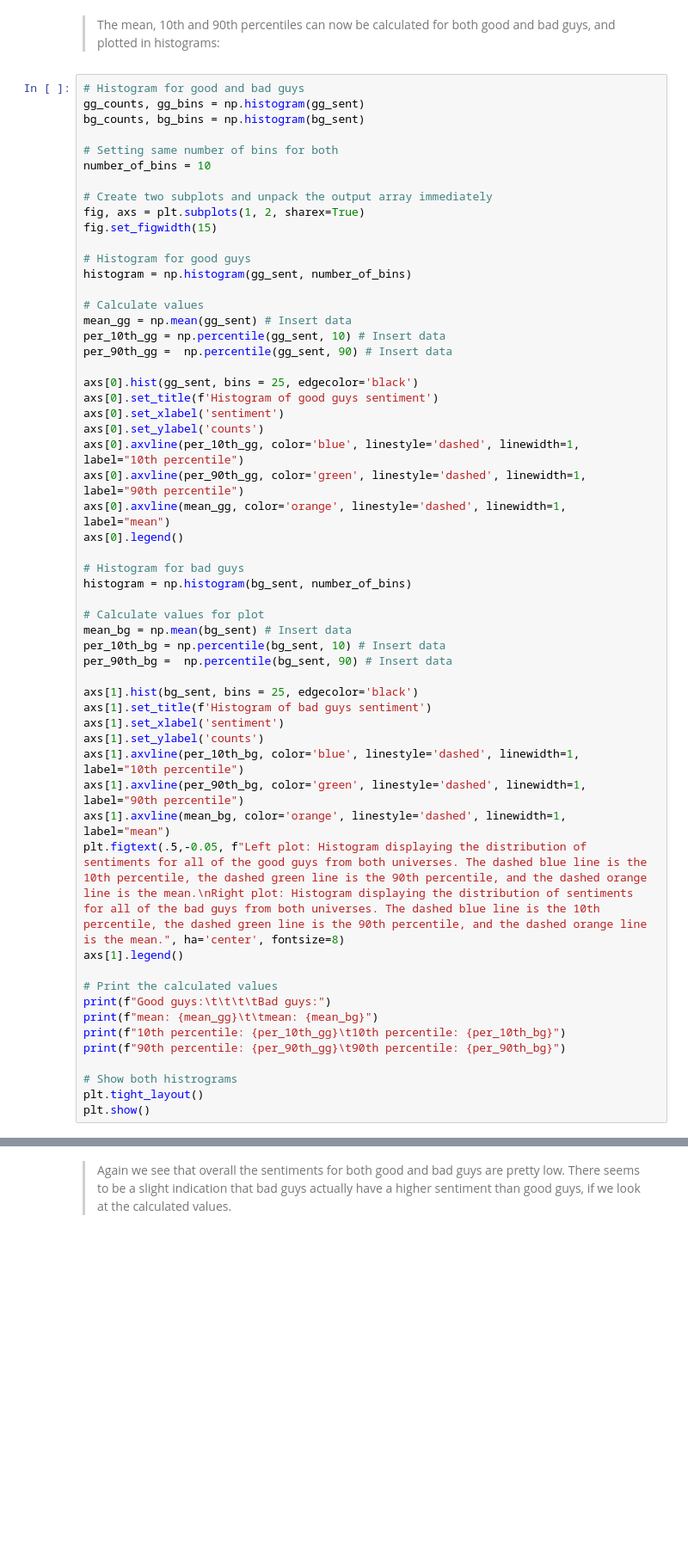
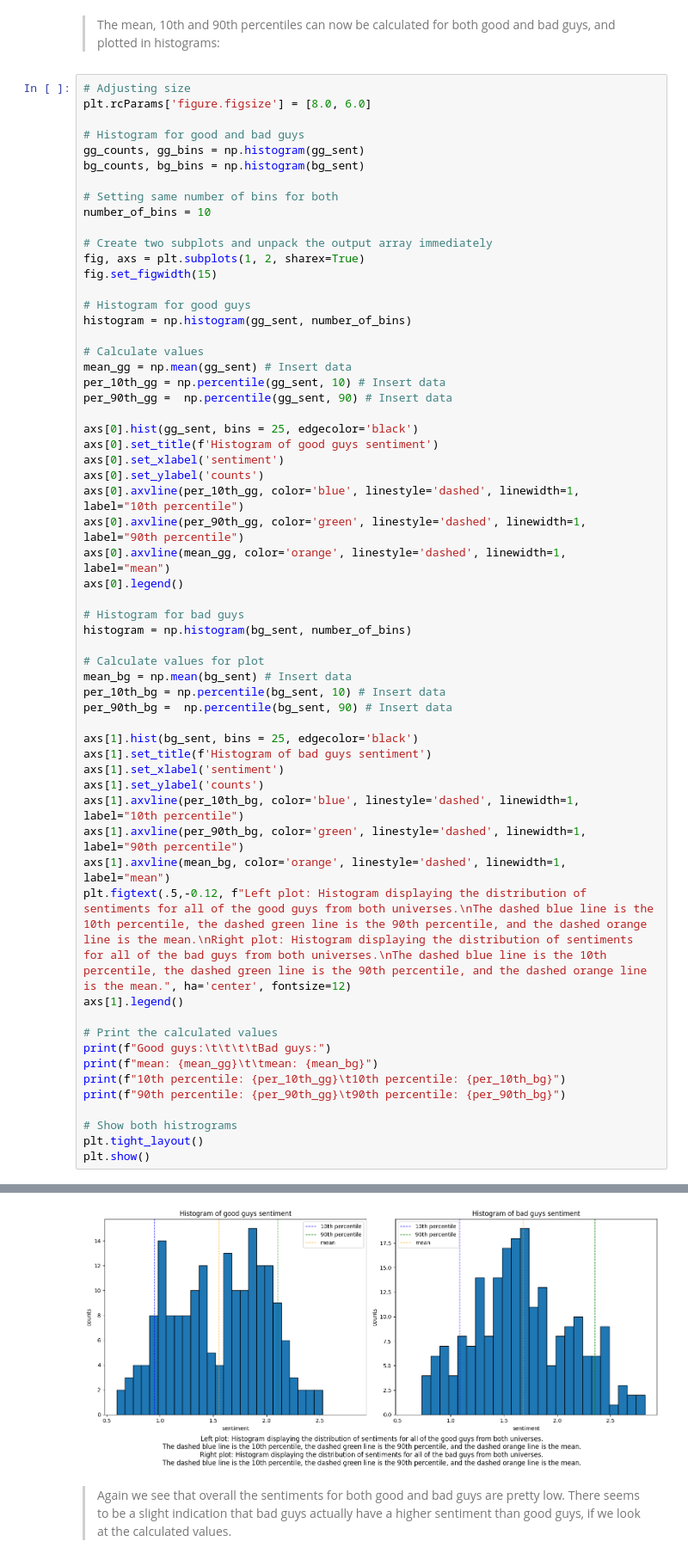
Before and after one commit to pete414n/02805SG, a Jupyter notebook: assignment2/assignment2.ipynb, the cells around one changed output, grey strips where cells are left out. Shown at 86% size. Drawn from its saved outputs; the diff is of its cells as text; blank space fills up the shorter version.

```diff
--- a/assignment2/assignment2.ipynb
+++ b/assignment2/assignment2.ipynb
@@ -522,6 +586,9 @@ for char in characters:
 # %% [markdown]
 > The mean, 10th and 90th percentiles can now be calculated for both good and bad guys, and plotted in histograms:
 # %%
+# Adjusting size
+plt.rcParams['figure.figsize'] = [8.0, 6.0]
+
 # Histogram for good and bad guys
 gg_counts, gg_bins = np.histogram(gg_sent)
 bg_counts, bg_bins = np.histogram(bg_sent)
@@ -565,7 +632,7 @@ axs[1].set_ylabel('counts')
 axs[1].axvline(per_10th_bg, color='blue', linestyle='dashed', linewidth=1, label="10th percentile")
 axs[1].axvline(per_90th_bg, color='green', linestyle='dashed', linewidth=1, label="90th percentile")
 axs[1].axvline(mean_bg, color='orange', linestyle='dashed', linewidth=1, label="mean")
-plt.figtext(.5,-0.05, f"Left plot: Histogram displaying the distribution of sentiments for all of the good guys from both universes. The dashed blue line is the 10th percentile, the dashed green line is the 90th percentile, and the dashed orange line is the mean.\nRight plot: Histogram displaying the distribution of sentiments for all of the bad guys from both universes. The dashed blue line is the 10th percentile, the dashed green line is the 90th percentile, and the dashed orange line is the mean.", ha='center', fontsize=8)
+plt.figtext(.5,-0.12, f"Left plot: Histogram displaying the distribution of sentiments for all of the good guys from both universes.\nThe dashed blue line is the 10th percentile, the dashed green line is the 90th percentile, and the dashed orange line is the mean.\nRight plot: Histogram displaying the distribution of sentiments for all of the bad guys from both universes.\nThe dashed blue line is the 10th percentile, the dashed green line is the 90th percentile, and the dashed orange line is the mean.", ha='center', fontsize=12)
 axs[1].legend()
 
 # Print the calculated values
@@ -577,3 +644,4 @@ print(f"90th percentile: {per_90th_gg}\t90th percentile: {per_90th_bg}")
 # Show both histrograms
 plt.tight_layout()
 plt.show()
+# %% [output]
@@ -580,3 +652,4 @@ plt.show()
+[figure, added]
 # %% [markdown]
 > Again we see that overall the sentiments for both good and bad guys are pretty low. There seems to be a slight indication that bad guys actually have a higher sentiment than good guys, if we look at the calculated values.
 # %% [markdown]
```
Also changed, not shown: parts of 18 cells of this notebook.
